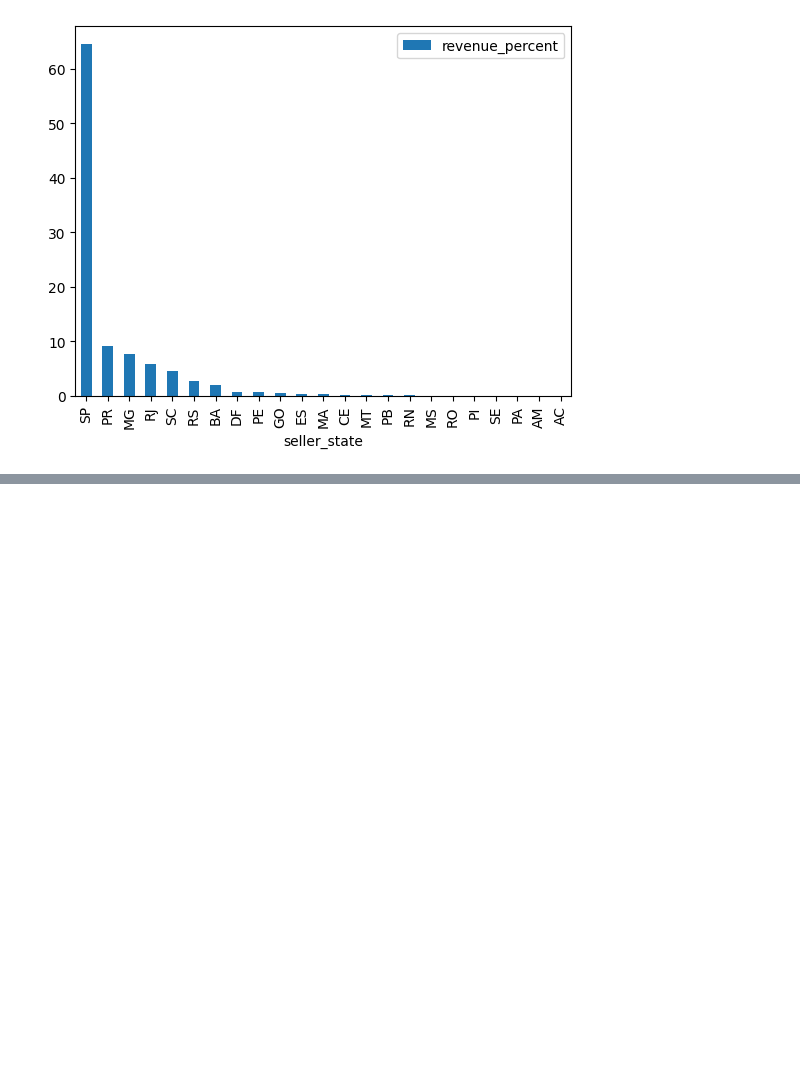
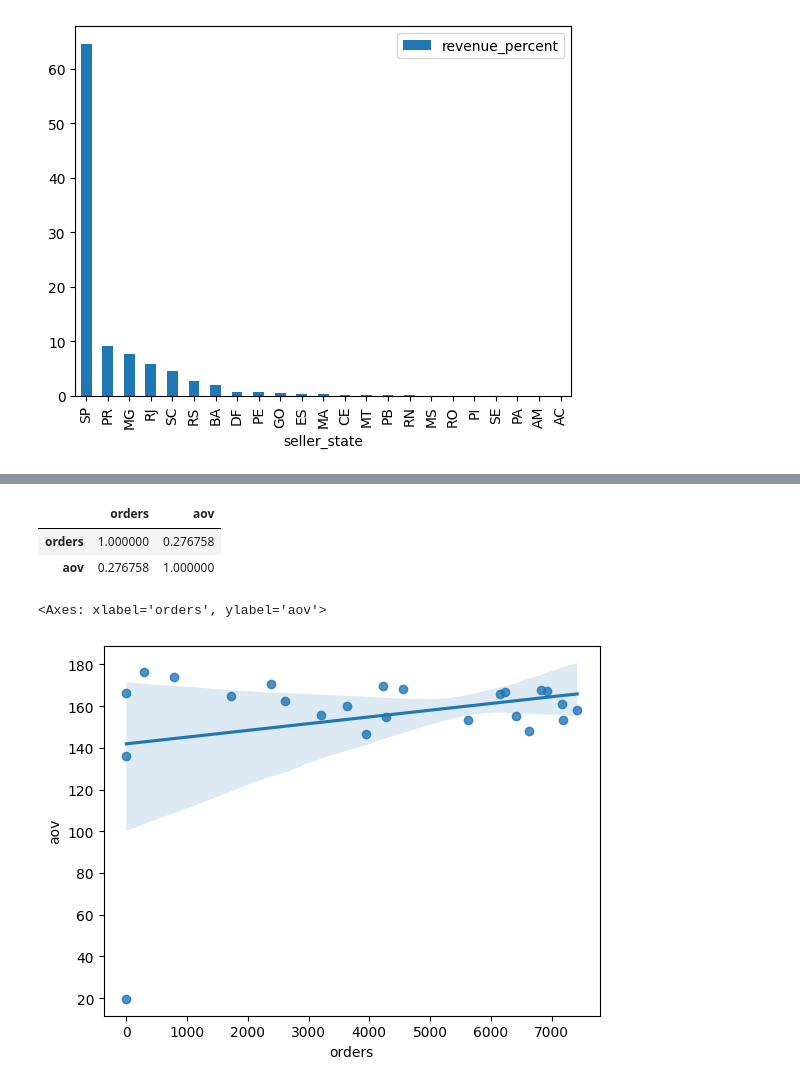
Before and after one commit to DaoNguyetMinh/ecommerce-data-analysis, a Jupyter notebook: Notebooks/Analyst.ipynb, the cells around one changed output, grey strips where cells are left out. Cells and saved outputs as stored; diff of their text form; code cells hidden in the pictures; blank space fills up the shorter version.

```diff
--- a/Notebooks/Analyst.ipynb
+++ b/Notebooks/Analyst.ipynb
@@ -101,0 +127,11 @@ df_revenue_per_state.plot.bar(x='seller_state', y='revenue_percent')
+# %%
+df_aov_by_month[['orders', 'aov']].corr()
+# %% [output]
+|  | orders | aov |
+| orders | 1.000000 | 0.276758 |
+| aov | 0.276758 | 1.000000 |
+# %%
+sns.regplot(data=df_aov_by_month, x='orders', y='aov')
+# %% [output]
+<Axes: xlabel='orders', ylabel='aov'>
+[figure, added]
```
Also changed, not shown: parts of 6 cells of this notebook.
